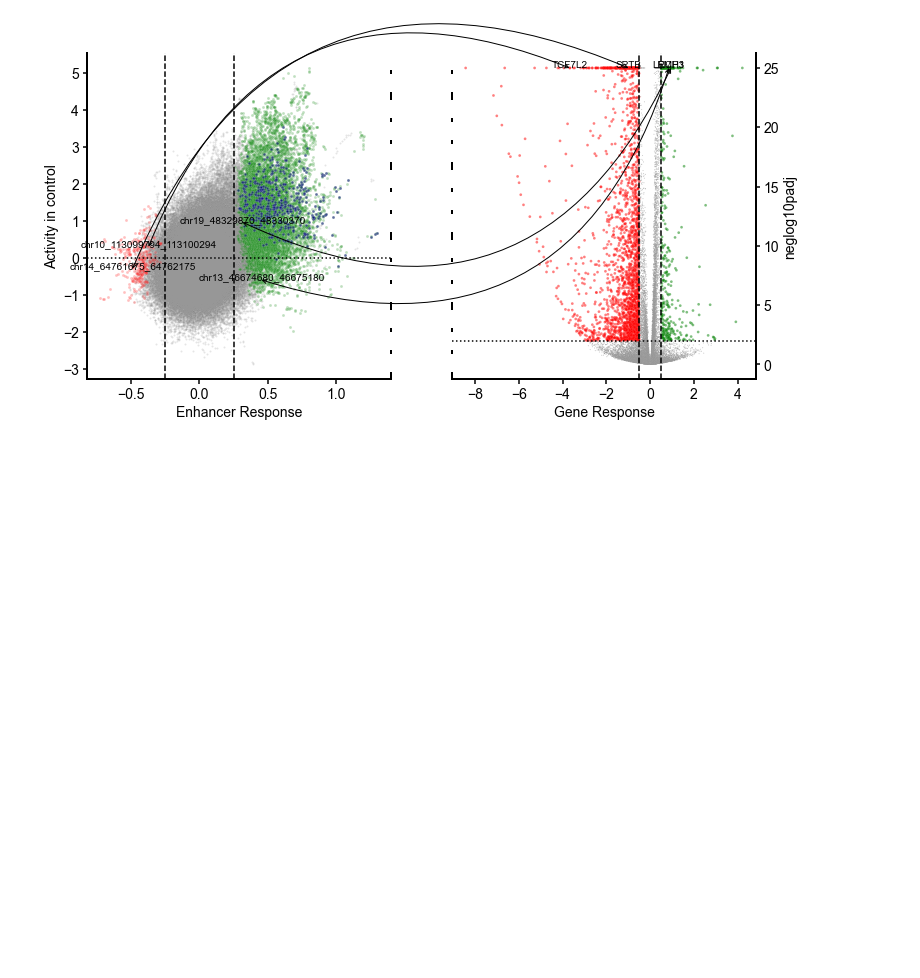
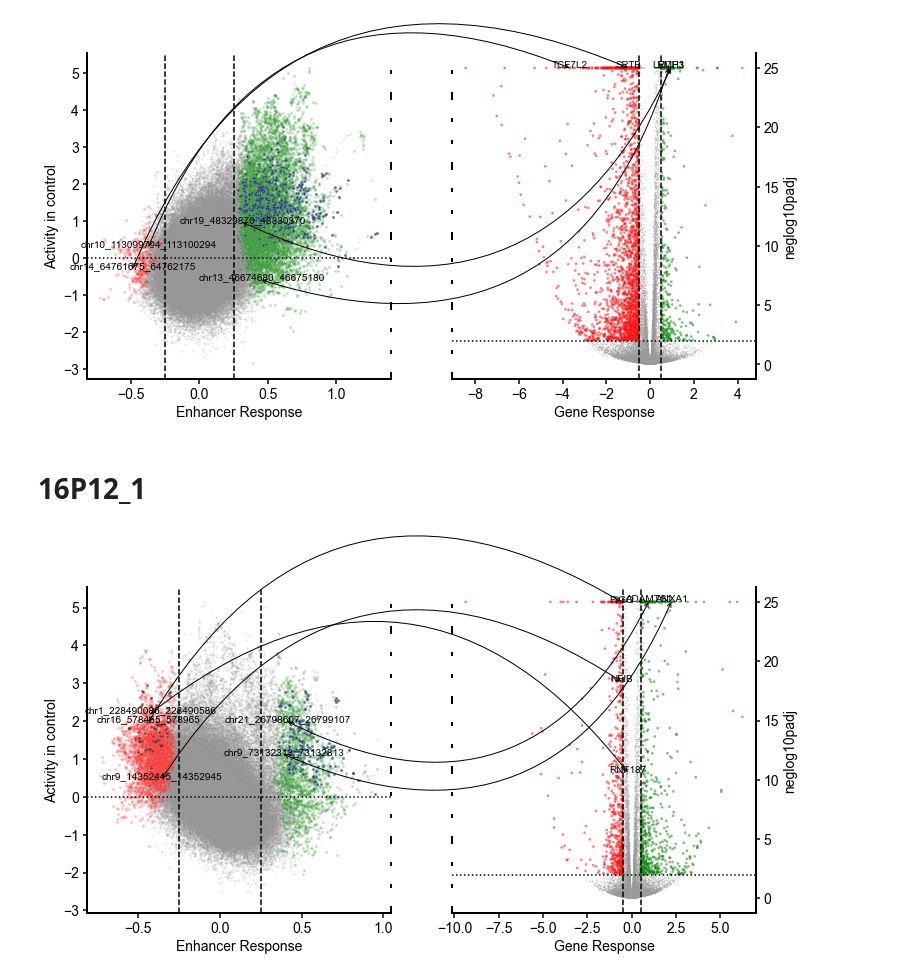
Before and after one commit to deeprob/starrseq_results, a Jupyter notebook: 6_link_da_enhancers_to_de_genes/notebooks/1_da_de_links.ipynb, the cells around one changed output. Cells and saved outputs as stored; diff of their text form; code cells hidden in the pictures; blank space fills up the shorter version.

```diff
--- a/6_link_da_enhancers_to_de_genes/notebooks/1_da_de_links.ipynb
+++ b/6_link_da_enhancers_to_de_genes/notebooks/1_da_de_links.ipynb
@@ -43,7 +43,11 @@ libs_chrom_list = {
     "SCRT1": {},
     "TCF7L2": {},
     "16P12_1": {
-        "gained": ["chr9_73132313_73132813", "chr9_14135920_14136420", "chrX_133859175_133859675", "chr11_92843181_92843681", "chr18_44789275_44789775"]},
+        "gained": ["chr9_73132313_73132813"],
+        "lost": ["chr1_228490086_228490586"],
+        "induced":["chr21_26798607_26799107"],
+        "repressed":["chr16_578465_578965", "chr9_14352445_14352945"]
+        }
 }
 # %%
 def get_tgi_df(filedir, lib):
@@ -160,10 +164,13 @@ def plot_links(save_dir, lib, chrom_list=dict(), tgi_dir="./"):
                 for xa, ya, xb, yb, loc, gn in zip(tg_df[xval_col], tg_df["CC"], tg_df["log2FoldChange"], tg_df["neglog10padj"], tg_df["chrom_coord"], tg_df["gene_name"]):
                     axes[0].annotate(loc, (xa, ya), fontsize=10, ha="center")
                     axes[1].annotate(gn, (xb, yb), fontsize=10, ha="center")
+                    connectstyle = "arc3,rad=-0.5"
+                    if fragment_type in ["gained", "induced"]:
+                        connectstyle = "arc3,rad=0.5"
                     con = ConnectionPatch(
                         xyA=(xa, ya), coordsA=axes[0].transData,
                         xyB=(xb, yb), coordsB=axes[1].transData,
-                        arrowstyle="<->", connectionstyle="arc3,rad=-0.5", label=f'{loc} :: {gn}')
+                        arrowstyle="<->", connectionstyle=connectstyle, label=f'{loc} :: {gn}')
                     fig.add_artist(con)
     else:
         for fragment_type in ["gained", "lost", "induced", "repressed"]:
@@ -202,3 +209,9 @@ for lib in libs[:-1]:
 [figure]
 [figure]
 [figure]
+# %% [markdown]
+# 16P12_1
+# %%
+plot_links(save_dir, "16P12_1", chrom_list=libs_chrom_list["16P12_1"])
+# %% [output]
+[figure, added]
```
Also changed, not shown: 4 other files.
